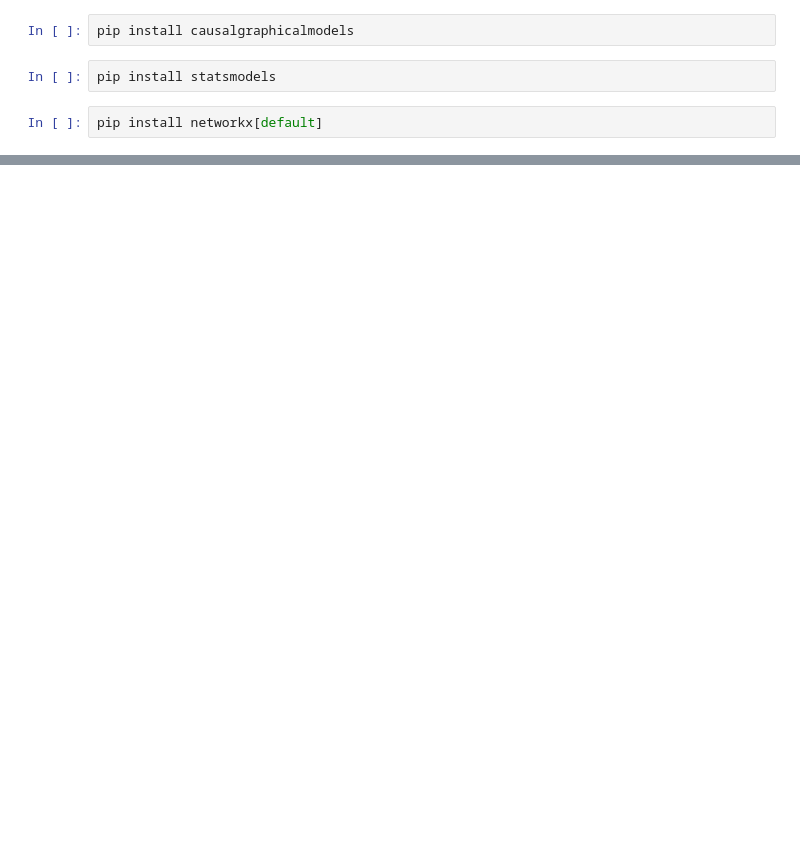
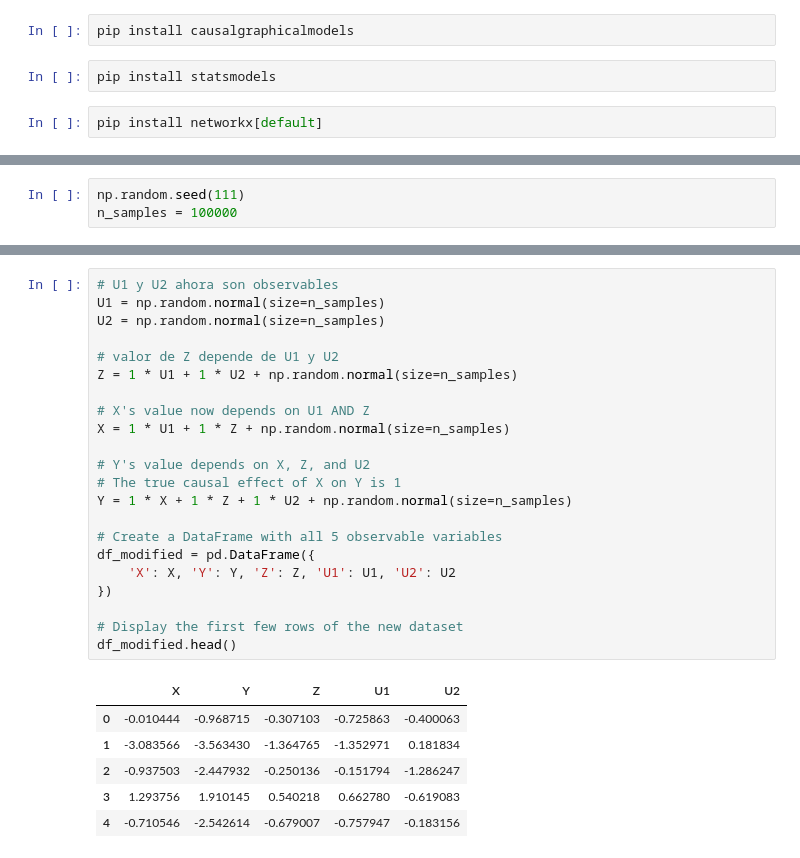
Before and after one commit to johnbarraza/DAGs_CausalML, a Jupyter notebook: python/p3_python.ipynb, the cells around one changed output, grey strips where cells are left out. Drawn from its saved outputs; the diff is of its cells as text; blank space fills up the shorter version.

```diff
--- a/python/p3_python.ipynb
+++ b/python/p3_python.ipynb
@@ -50,0 +33,3 @@ ExecutableNotFound: failed to execute WindowsPath('dot'), make sure the Graphviz
+# %%
+np.random.seed(111)
+n_samples = 100000
@@ -50,0 +170,29 @@ ExecutableNotFound: failed to execute WindowsPath('dot'), make sure the Graphviz
+# %%
+# U1 y U2 ahora son observables
+U1 = np.random.normal(size=n_samples)
+U2 = np.random.normal(size=n_samples)
+
+# valor de Z depende de U1 y U2
+Z = 1 * U1 + 1 * U2 + np.random.normal(size=n_samples)
+
+# X's value now depends on U1 AND Z
+X = 1 * U1 + 1 * Z + np.random.normal(size=n_samples)
+
+# Y's value depends on X, Z, and U2
+# The true causal effect of X on Y is 1
+Y = 1 * X + 1 * Z + 1 * U2 + np.random.normal(size=n_samples)
+
+# Create a DataFrame with all 5 observable variables
+df_modified = pd.DataFrame({
+    'X': X, 'Y': Y, 'Z': Z, 'U1': U1, 'U2': U2
+})
+
+# Display the first few rows of the new dataset
+df_modified.head()
+# %% [output]
+|  | X | Y | Z | U1 | U2 |
+| 0 | -0.010444 | -0.968715 | -0.307103 | -0.725863 | -0.400063 |
+| 1 | -3.083566 | -3.563430 | -1.364765 | -1.352971 | 0.181834 |
+| 2 | -0.937503 | -2.447932 | -0.250136 | -0.151794 | -1.286247 |
+| 3 | 1.293756 | 1.910145 | 0.540218 | 0.662780 | -0.619083 |
+| 4 | -0.710546 | -2.542614 | -0.679007 | -0.757947 | -0.183156 |
```
Also changed, not shown: parts of 15 cells of this notebook, 1 other file.
